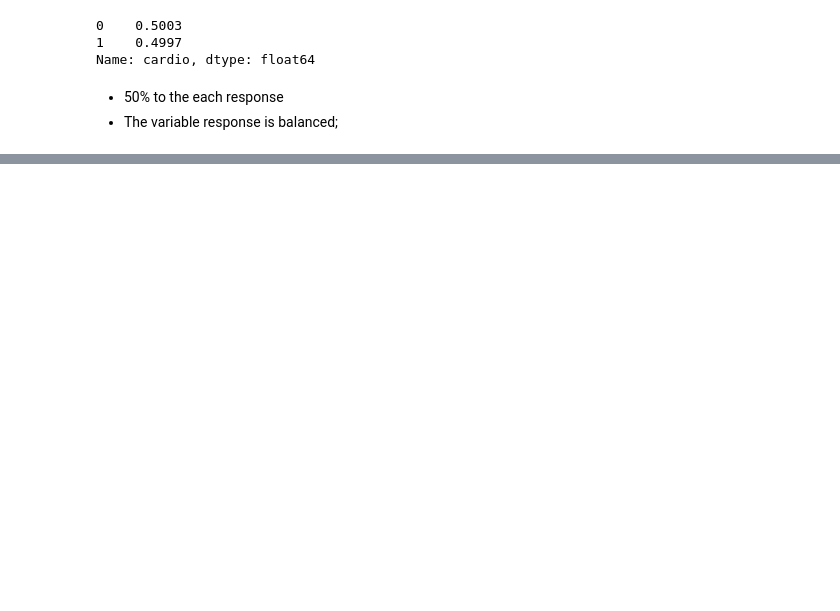
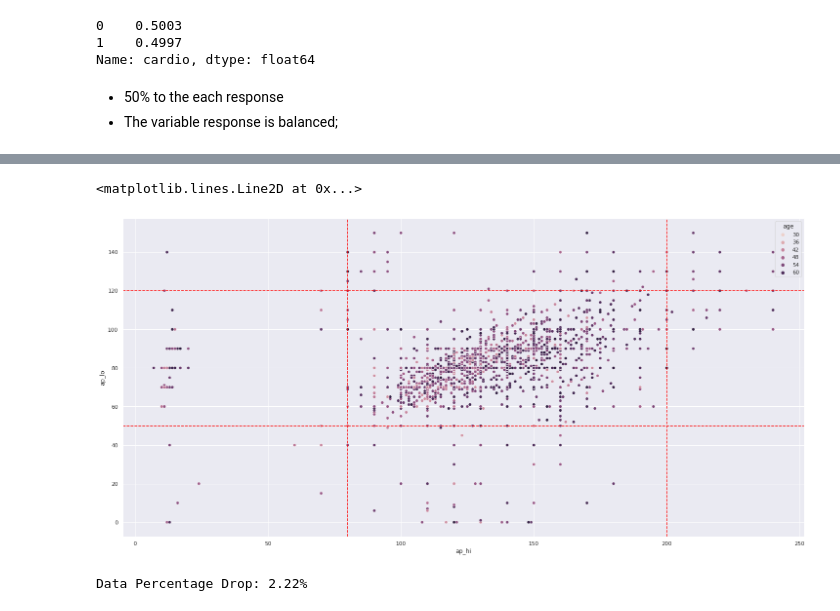
Before and after one commit to tadeucbm/cardio_catch_diseases, a Jupyter notebook: cardio_catch_diseases.ipynb, the cells around one changed output, grey strips where cells are left out. Cells and saved outputs as stored; diff of their text form; code cells hidden in the pictures; blank space fills up the shorter version.

```diff
--- a/cardio_catch_diseases.ipynb
+++ b/cardio_catch_diseases.ipynb
@@ -148,0 +253,9 @@ sns.countplot(x='age', data=df2)
+# %%
+sns.scatterplot(x='ap_hi', y='ap_lo', hue='age', data=df2)
+plt.axvline(x=200, color='red', linestyle='--')
+plt.axvline(x=80, color='red', linestyle='--')
+plt.axhline(y=120, color='red', linestyle='--')
+plt.axhline(y=50, color='red', linestyle='--')
+# %% [output]
+<matplotlib.lines.Line2D at 0x...>
+[figure, added]
@@ -148,0 +266,5 @@ sns.countplot(x='age', data=df2)
+# %%
+percentage = ((-df2.shape[0] + 70000) / 70000) * 100
+print('Data Percentage Drop: {:.2f}%'.format(percentage))
+# %% [output]
+Data Percentage Drop: 2.22%
```
Also changed, not shown: parts of 32 cells of this notebook, 1 other file.
